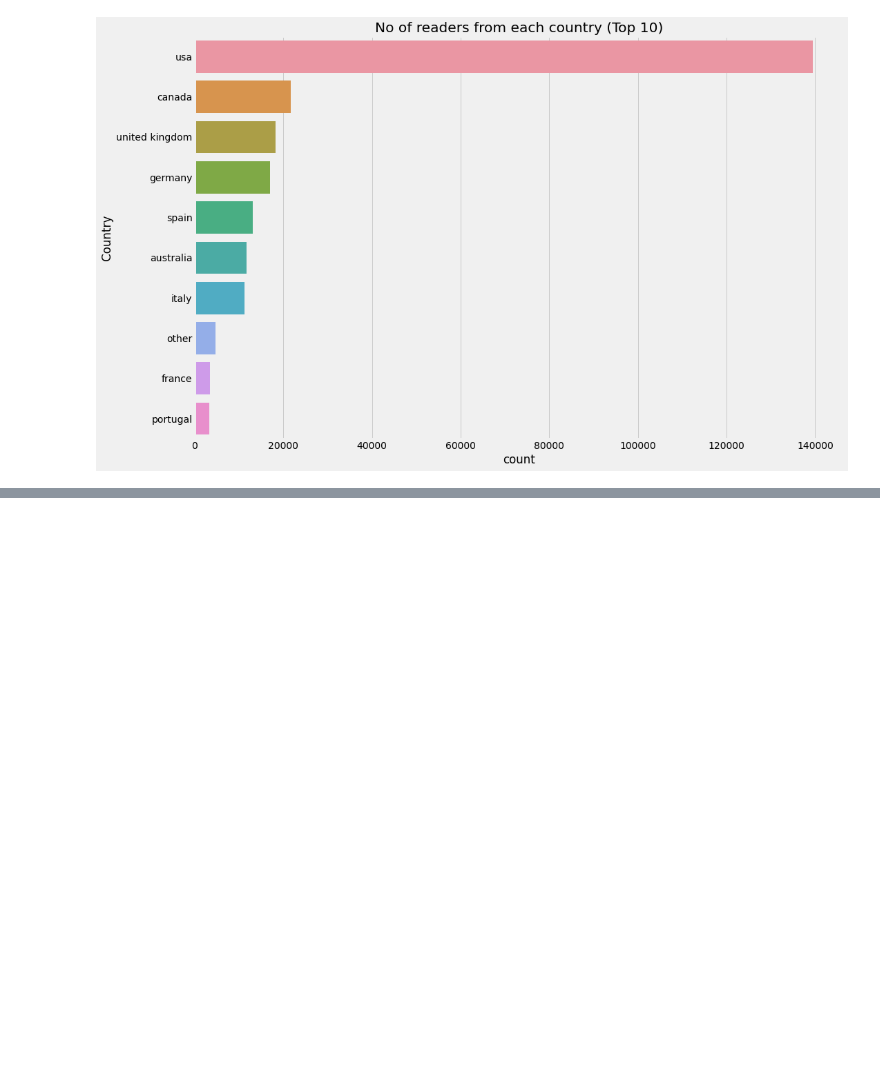
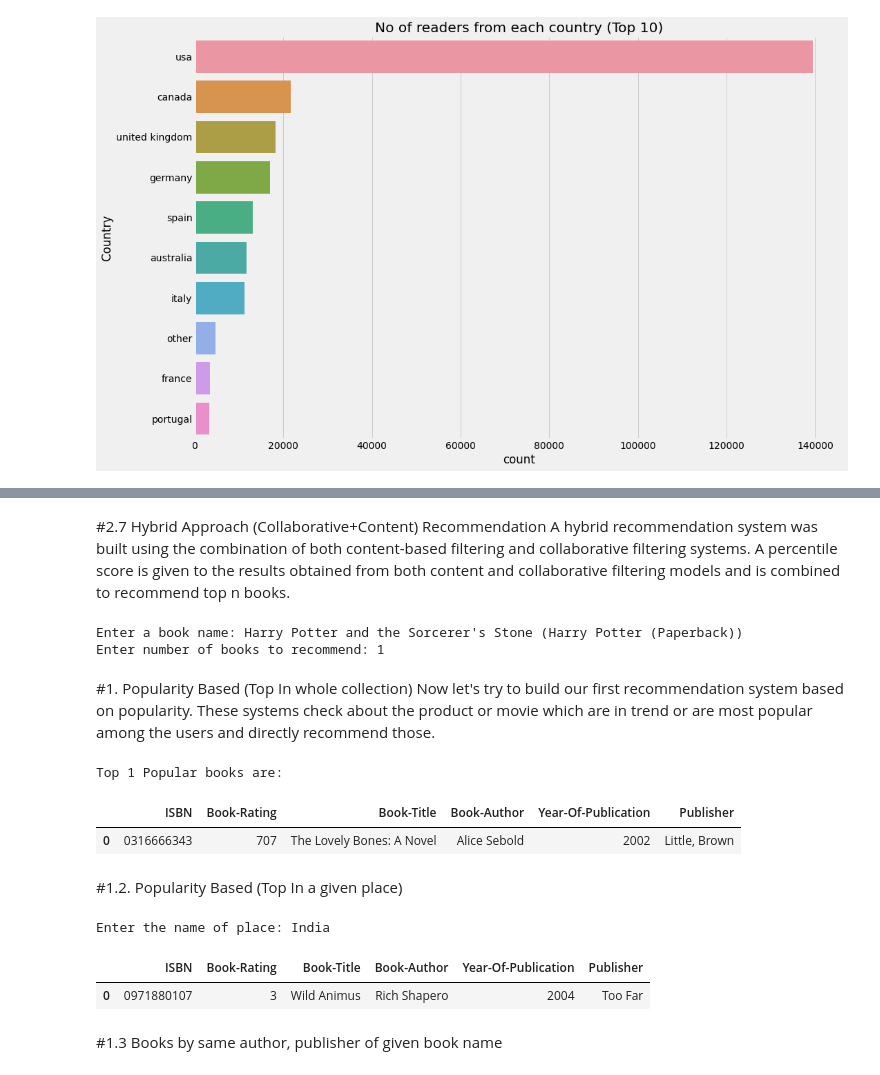
Before and after one commit to Dshivank/Book-Recommendation-System, a Jupyter notebook: Book_Recommendation_System.ipynb, the cells around one changed output, grey strips where cells are left out. Drawn from its saved outputs; the diff is of its cells as text; code cells hidden in the pictures; blank space fills up the shorter version.

```diff
--- a/Book_Recommendation_System.ipynb
+++ b/Book_Recommendation_System.ipynb
@@ -622,0 +679,32 @@ Text(0.5, 1.0, 'No of readers from each country (Top 10)')
+# %% [markdown]
+#2.7 Hybrid Approach (Collaborative+Content) Recommendation
+A hybrid recommendation system was built using the combination of both content-based filtering and collaborative filtering systems. A percentile score is given to the results obtained from both content and collaborative filtering models and is combined to recommend top n books.
+# %%
+#taking using input which book he/she choose
+bookName = input("Enter a book name: ")
+#no of recomendation they expected from our recomendation system
+number = int(input("Enter number of books to recommend: "))
+
+# Harry Potter and the Sorcerer's Stone (Harry Potter (Paperback))
+# %% [output]
+Enter a book name: Harry Potter and the Sorcerer's Stone (Harry Potter (Paperback))
+Enter number of books to recommend: 1
+# %% [markdown]
+#1. Popularity Based (Top In whole collection)
+Now let's try to build our first recommendation system based on popularity. These systems check about the product or movie which are in trend or are most popular among the users and directly recommend those.
+# %%
+def popularity_based(dataframe, n):
+    if n >= 1 and n <= len(dataframe):
+        data = pd.DataFrame(dataframe.groupby('ISBN')['Book-Rating'].count()).sort_values('Book-Rating', ascending=False).head(n)
+        result = pd.merge(data, books, on='ISBN', left_index = False)
+        return result
+    return "Invalid number of books entered!!"
+# %%
+print("Top", number, "Popular books are: ")
+popularity_based(dataset1, number)
+# %% [output]
+Top 1 Popular books are:
+|  | ISBN | Book-Rating | Book-Title | Book-Author | Year-Of-Publication | Publisher |
+| 0 | 0316666343 | 707 | The Lovely Bones: A Novel | Alice Sebold | 2002 | Little, Brown |
+# %% [markdown]
+#1.2. Popularity Based (Top In a given place)
@@ -622,0 +724,15 @@ Text(0.5, 1.0, 'No of readers from each country (Top 10)')
+# %%
+# taking from user which place he want to search
+place = input("Enter the name of place: ")
+data = search_unique_places(dataset1, place)
+
+if isinstance(data, pd.DataFrame):
+    data = popularity_based(data, number)
+
+data
+# %% [output]
+Enter the name of place: India
+|  | ISBN | Book-Rating | Book-Title | Book-Author | Year-Of-Publication | Publisher |
+| 0 | 0971880107 | 3 | Wild Animus | Rich Shapero | 2004 | Too Far |
+# %% [markdown]
+#1.3 Books by same author, publisher of given book name
```
Also changed, not shown: parts of 10 cells of this notebook.
